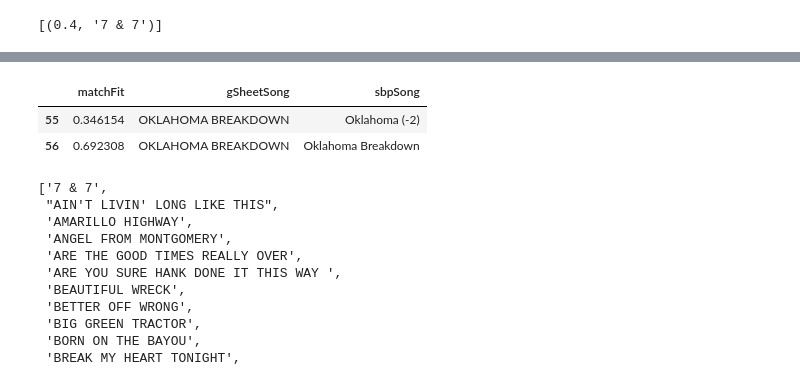
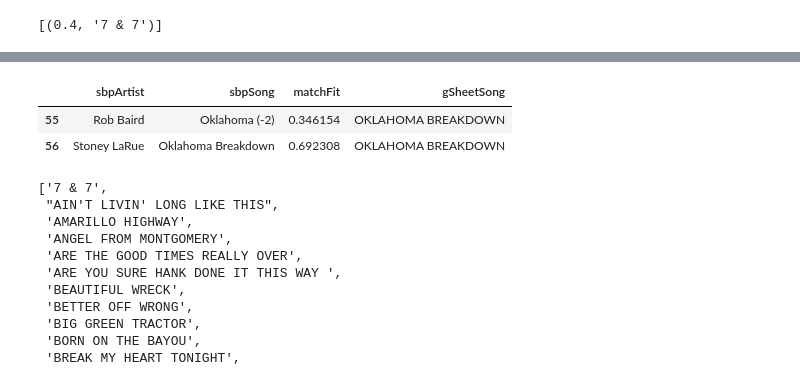
Before and after one commit to mtingey/SetListMaker, a Jupyter notebook: gsheet.ipynb, the cells around one changed output, grey strips where cells are left out. Drawn from its saved outputs; the diff is of its cells as text; code cells hidden in the pictures.

```diff
--- a/gsheet.ipynb
+++ b/gsheet.ipynb
@@ -93,0 +107,2 @@ print(song_titles)
+# %%
+sbp_songs = sorted(mySongs, key=lambda x: x[1])
@@ -104,6 +136,0 @@ import Songs
-# %%
-sbp_songs = Songs.getSongs()['title'].tolist()
-# %%
-sbp_songs.sort()
-
-sbp_songs
@@ -131,8 +140,7 @@ song_matches = []
 for song in sbp_songs:
     # song_match = song_set.get(song)[0] + (song,)
     # song_matches.append(song_match)
-
-    song_matches.append(dict(matchFit=song_set.get(song)[0][0], gSheetSong=song_set.get(song)[0][1], sbpSong=song))
+    song_matches.append(dict(sbpArtist=song[0], sbpSong=song[1], matchFit=song_set.get(song[1])[0][0], gSheetSong=song_set.get(song[1])[0][1]))
 
 song_matches_df = pd.DataFrame(song_matches)
 # %%
@@ -157,9 +165,9 @@ song_matches_df.query('matchFit < .5')
 # %%
-song_matches_df.query('gSheetSong.str.contains("OKLAHOMA")')
+song_matches_df.query('sbpSong.str.contains("Oklahoma")')
 # %% [output]
-|  | matchFit | gSheetSong | sbpSong |
-| 55 | 0.346154 | OKLAHOMA BREAKDOWN | Oklahoma (-2) |
-| 56 | 0.692308 | OKLAHOMA BREAKDOWN | Oklahoma Breakdown |
+|  | sbpArtist | sbpSong | matchFit | gSheetSong |
+| 55 | Rob Baird | Oklahoma (-2) | 0.346154 | OKLAHOMA BREAKDOWN |
+| 56 | Stoney LaRue | Oklahoma Breakdown | 0.692308 | OKLAHOMA BREAKDOWN |
 # %%
 sorted_songs = []
 
```
Also changed, not shown: parts of 6 cells of this notebook, 5 other files.
